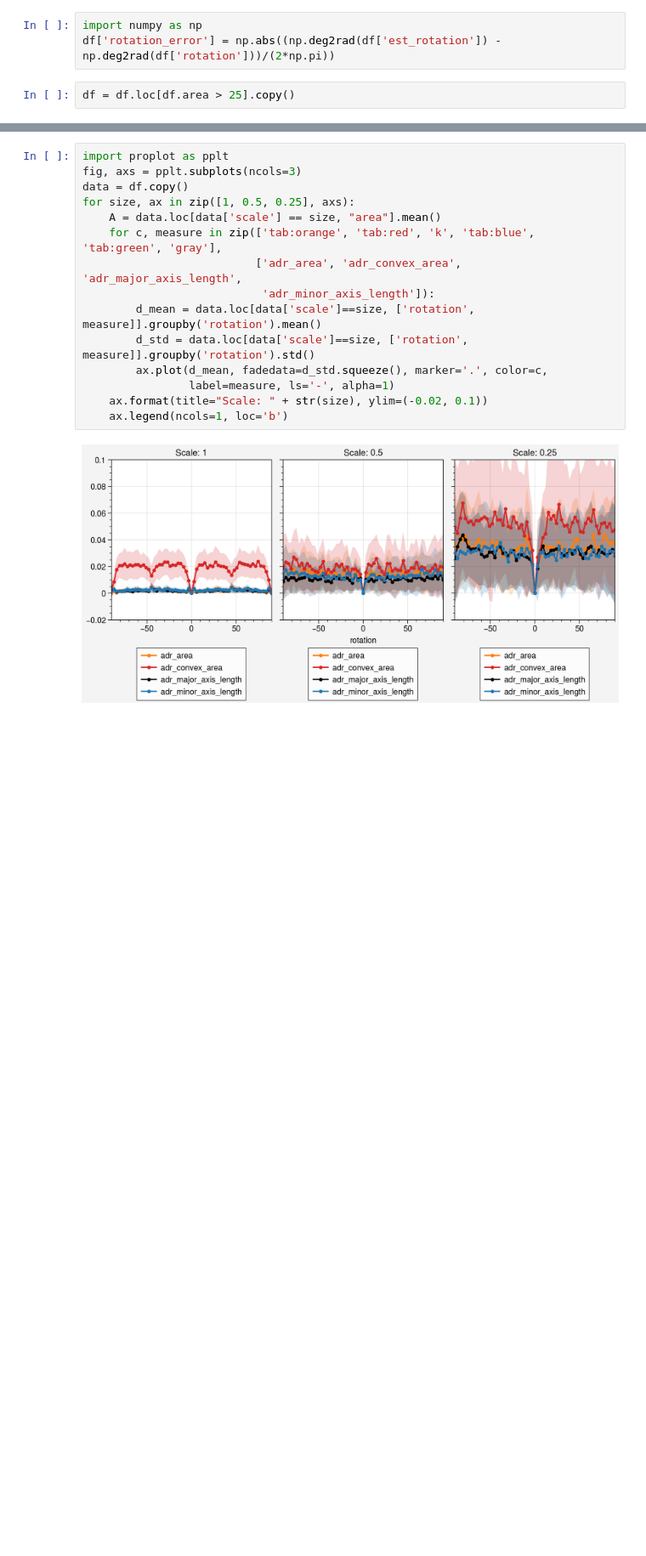
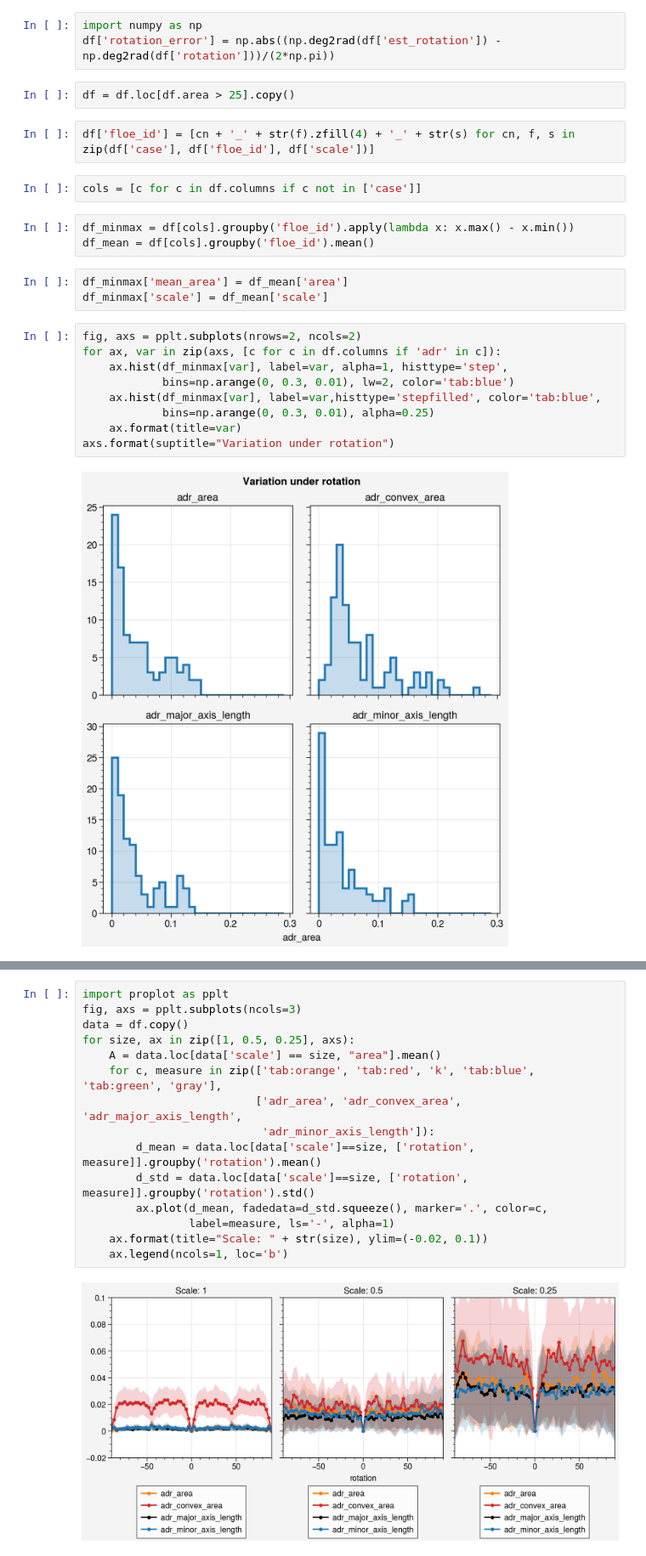
Before and after one commit to danielmwatkins/calval_tgrs, a Jupyter notebook: notebooks/Tracker shape statistics.ipynb, the cells around one changed output, grey strips where cells are left out. Shown at 85% size. Cells and saved outputs as stored; diff of their text form; blank space fills up the shorter version.

```diff
--- a/notebooks/Tracker shape statistics.ipynb
+++ b/notebooks/Tracker shape statistics.ipynb
@@ -20,3 +22,24 @@ import numpy as np
 df['rotation_error'] = np.abs((np.deg2rad(df['est_rotation']) - np.deg2rad(df['rotation']))/(2*np.pi))
 # %%
 df = df.loc[df.area > 25].copy()
+# %%
+df['floe_id'] = [cn + '_' + str(f).zfill(4) + '_' + str(s) for cn, f, s in zip(df['case'], df['floe_id'], df['scale'])]
+# %%
+cols = [c for c in df.columns if c not in ['case']]
+# %%
+df_minmax = df[cols].groupby('floe_id').apply(lambda x: x.max() - x.min())
+df_mean = df[cols].groupby('floe_id').mean()
+# %%
+df_minmax['mean_area'] = df_mean['area']
+df_minmax['scale'] = df_mean['scale']
+# %%
+fig, axs = pplt.subplots(nrows=2, ncols=2)
+for ax, var in zip(axs, [c for c in df.columns if 'adr' in c]):
+    ax.hist(df_minmax[var], label=var, alpha=1, histtype='step',
+            bins=np.arange(0, 0.3, 0.01), lw=2, color='tab:blue')
+    ax.hist(df_minmax[var], label=var,histtype='stepfilled', color='tab:blue',
+            bins=np.arange(0, 0.3, 0.01), alpha=0.25)
+    ax.format(title=var)
+axs.format(suptitle="Variation under rotation")
+# %% [output]
+[figure, added]
```
Also changed, not shown: parts of 2 cells of this notebook, 2 other files.
